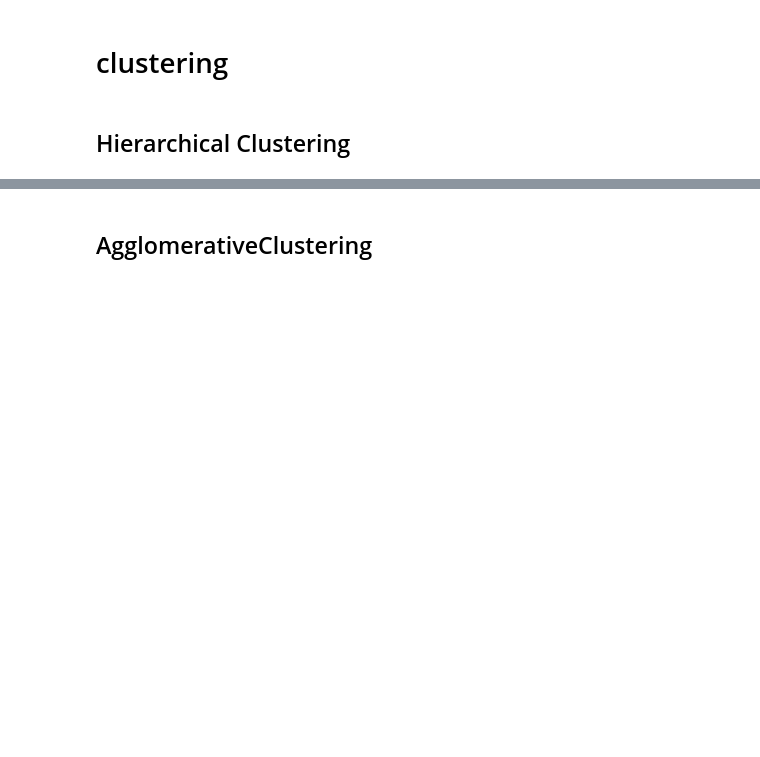
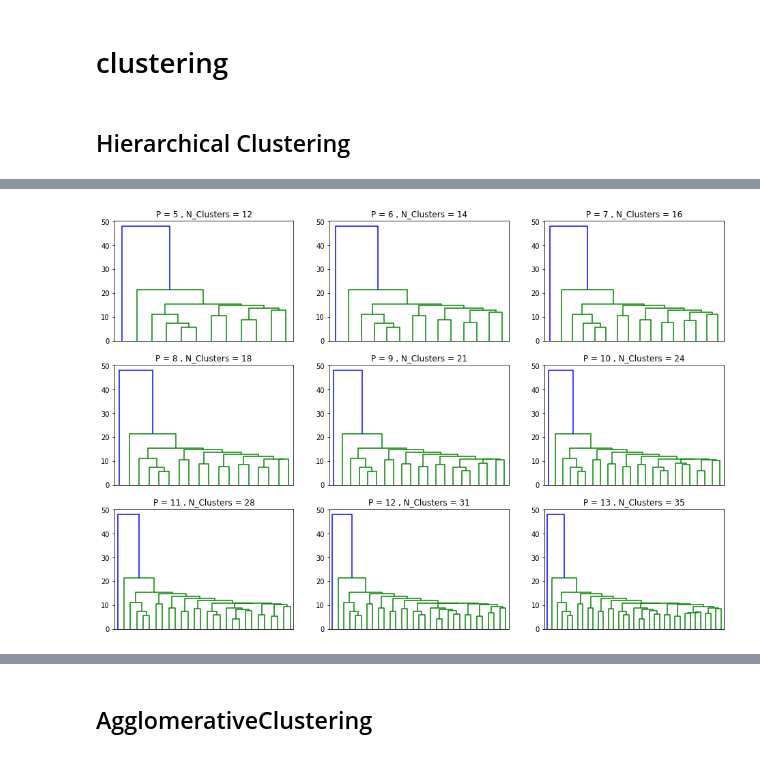
Before and after one commit to oZwZo/pan-cancer-leukocyte, a Jupyter notebook: leukocyte/leukocyte.ipynb, the cells around one changed output, grey strips where cells are left out. Cells and saved outputs as stored; diff of their text form; code cells hidden in the pictures; blank space fills up the shorter version.

Commit message:
leukocyte cluster

```diff
--- a/leukocyte/leukocyte.ipynb
+++ b/leukocyte/leukocyte.ipynb
@@ -129,6 +125,6 @@ drop out group data
 # %%
 tsne_datas = [TSNE(perplexity=perplexity,n_jobs=8,n_iter=8000).fit_transform(v_data)
-              for perplexity in [5,10,15,20,25,30,35,40,45]]
+              for perplexity in tqdm([5,10,15,20,25,30,35,40,45])]
 # %%
 fig = plt.figure(figsize=(16,12))
 ax = fig.subplots(3,3)
@@ -186,3 +181,15 @@ tree = dendrogram(Z,p=9,truncate_mode='level')
+# %%
+p = 5
+fig = plt.figure(figsize=(16,11))
+axs = fig.subplots(3,3)
+for i in range(3):
+    for j in range(3):
+        ax = axs[i,j]
+        tree = dendrogram(Z,p=p,truncate_mode='level',no_labels=True,distance_sort=True,ax=ax)
+        ax.set_title('P = {} , N_Clusters = {}'.format(p, len(tree['leaves'])))
+        p += 1
+# %% [output]
+[figure, added]
 # %%
 len(tree['ivl']),len(tree['leaves'])
 # %% [output]
```
Also changed, not shown: parts of 10 cells of this notebook, 1 other file.
